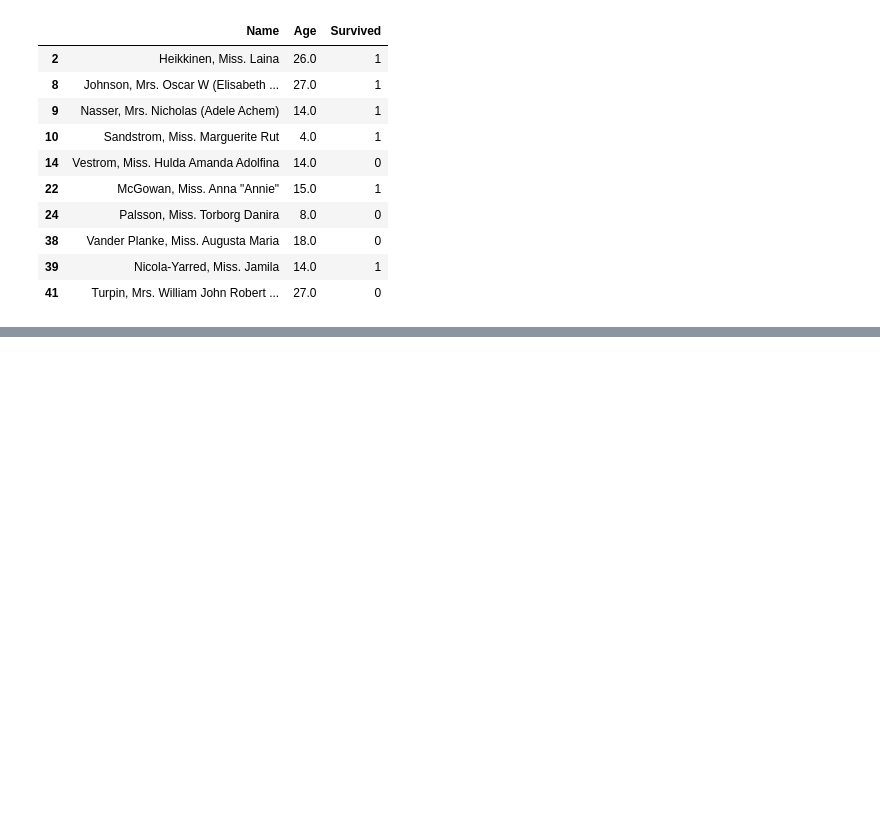
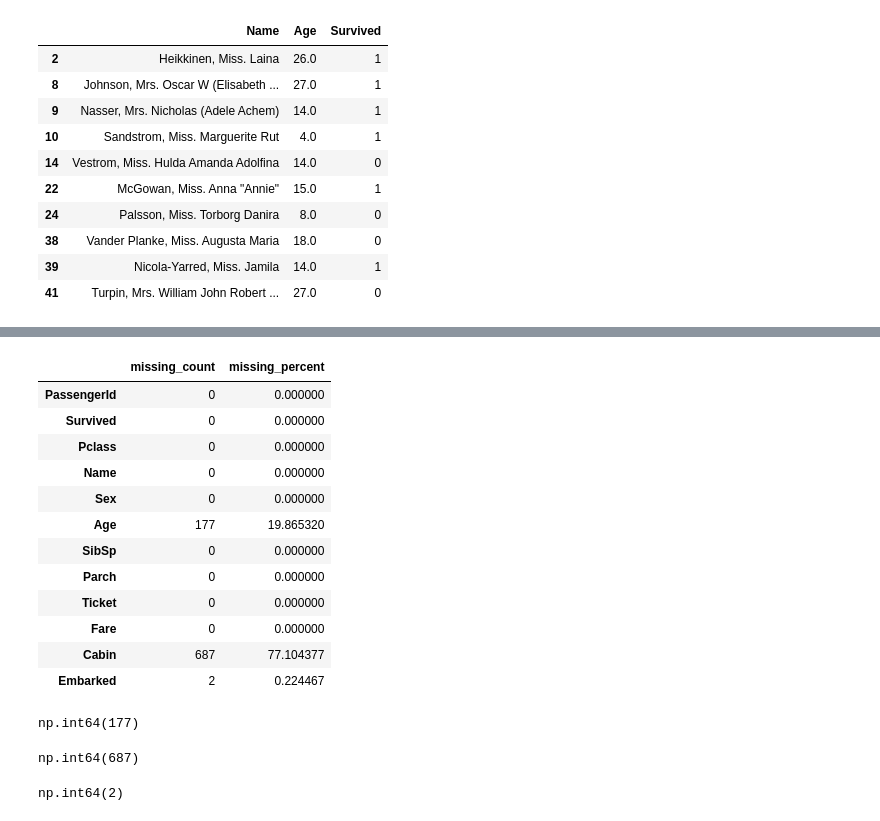
Before and after one commit to GlebUstynov/titanic-eda, a Jupyter notebook: notebooks/titanic_eda.ipynb, the cells around one changed output, grey strips where cells are left out. Drawn from its saved outputs; the diff is of its cells as text; code cells hidden in the pictures; blank space fills up the shorter version.

```diff
--- a/notebooks/titanic_eda.ipynb
+++ b/notebooks/titanic_eda.ipynb
@@ -282,0 +317,33 @@ df.loc[
+# %%
+missing = pd.DataFrame({
+    "missing_count": df.isna().sum(),
+    "missing_percent": df.isna().mean() * 100
+})
+
+missing
+# %% [output]
+|  | missing_count | missing_percent |
+| PassengerId | 0 | 0.000000 |
+| Survived | 0 | 0.000000 |
+| Pclass | 0 | 0.000000 |
+| Name | 0 | 0.000000 |
+| Sex | 0 | 0.000000 |
+| Age | 177 | 19.865320 |
+| SibSp | 0 | 0.000000 |
+| Parch | 0 | 0.000000 |
+| Ticket | 0 | 0.000000 |
+| Fare | 0 | 0.000000 |
+| Cabin | 687 | 77.104377 |
+| Embarked | 2 | 0.224467 |
+# %%
+df["Age"].isna().sum()
+# %% [output]
+np.int64(177)
+# %%
+df["Cabin"].isna().sum()
+# %% [output]
+np.int64(687)
+# %%
+df["Embarked"].isna().sum()
+# %% [output]
+np.int64(2)
```
Also changed, not shown: parts of 4 cells of this notebook.
